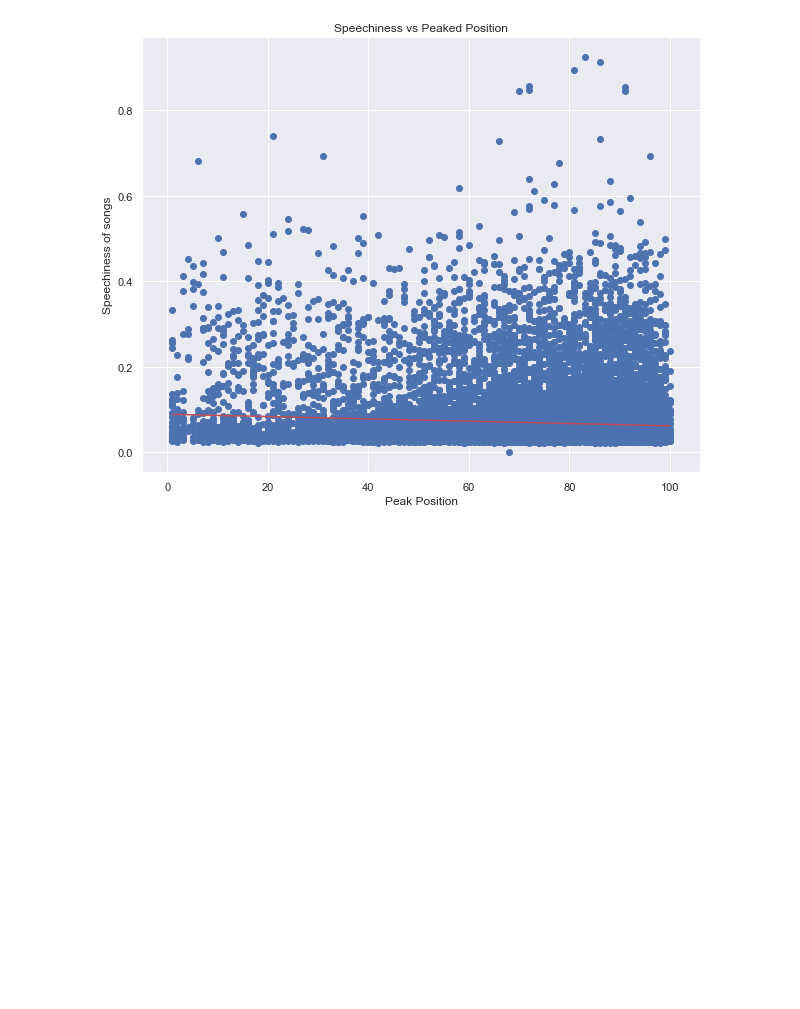
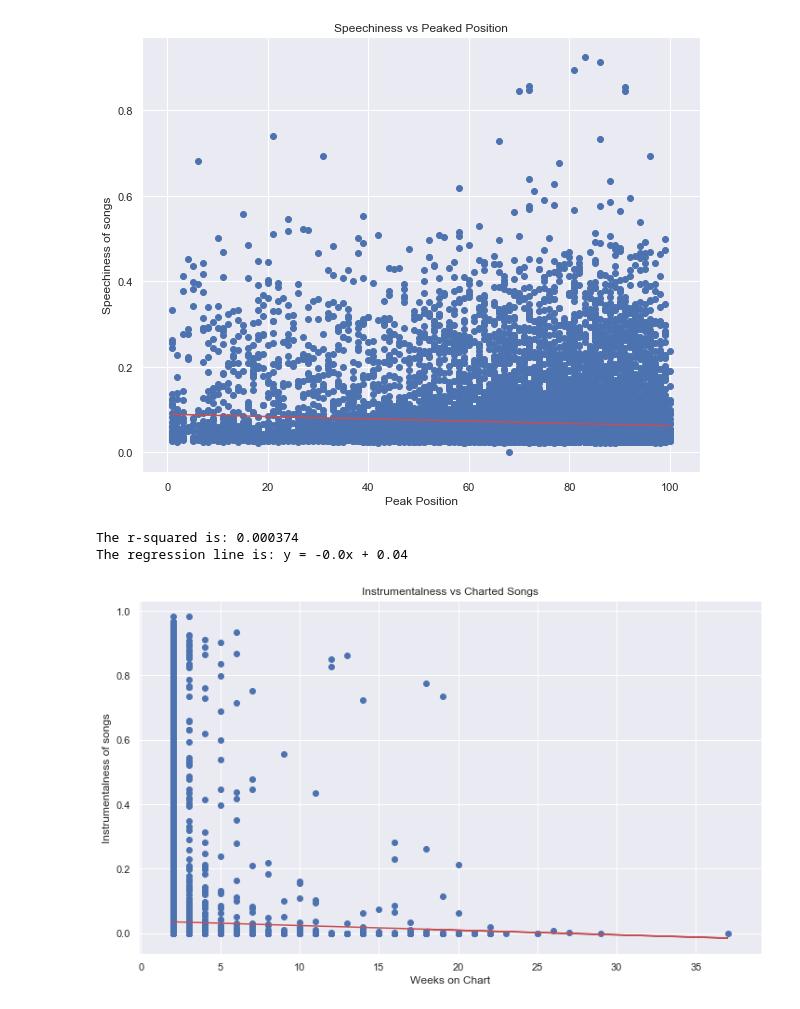
Before and after one commit to LRiceBall/Project-Group-5, a Jupyter notebook: start.ipynb, the cells around one changed output. Cells and saved outputs as stored; diff of their text form; code cells hidden in the pictures; blank space fills up the shorter version.

```diff
--- a/start.ipynb
+++ b/start.ipynb
@@ -173,3 +176,19 @@ plt.gcf().set_size_inches(10,8);
 The r-squared is: 0.00475
 The regression line is: y = -0.0x + 0.09
 [figure]
+# %%
+# plot instrumentalness by num. of weeks on charts
+weeks_on_chart = songs_peak["Weeks on Chart"]
+weeks_instrumental = songs_peak["instrumentalness"]
+
+plt.xlabel("Weeks on Chart")
+plt.ylabel("Instrumentalness of songs")
+plt.title("Instrumentalness vs Charted Songs")
+regress(weeks_on_chart, weeks_instrumental)
+plt.scatter(weeks_on_chart, weeks_instrumental)
+plt.gcf().set_size_inches(12,7)
+plt.savefig("Images/WeeksonChartsVsInstrumentalness(Scatter).png");
+# %% [output]
+The r-squared is: 0.000374
+The regression line is: y = -0.0x + 0.04
+[figure, added]
```
Also changed, not shown: parts of 16 cells of this notebook, 13 other files.
